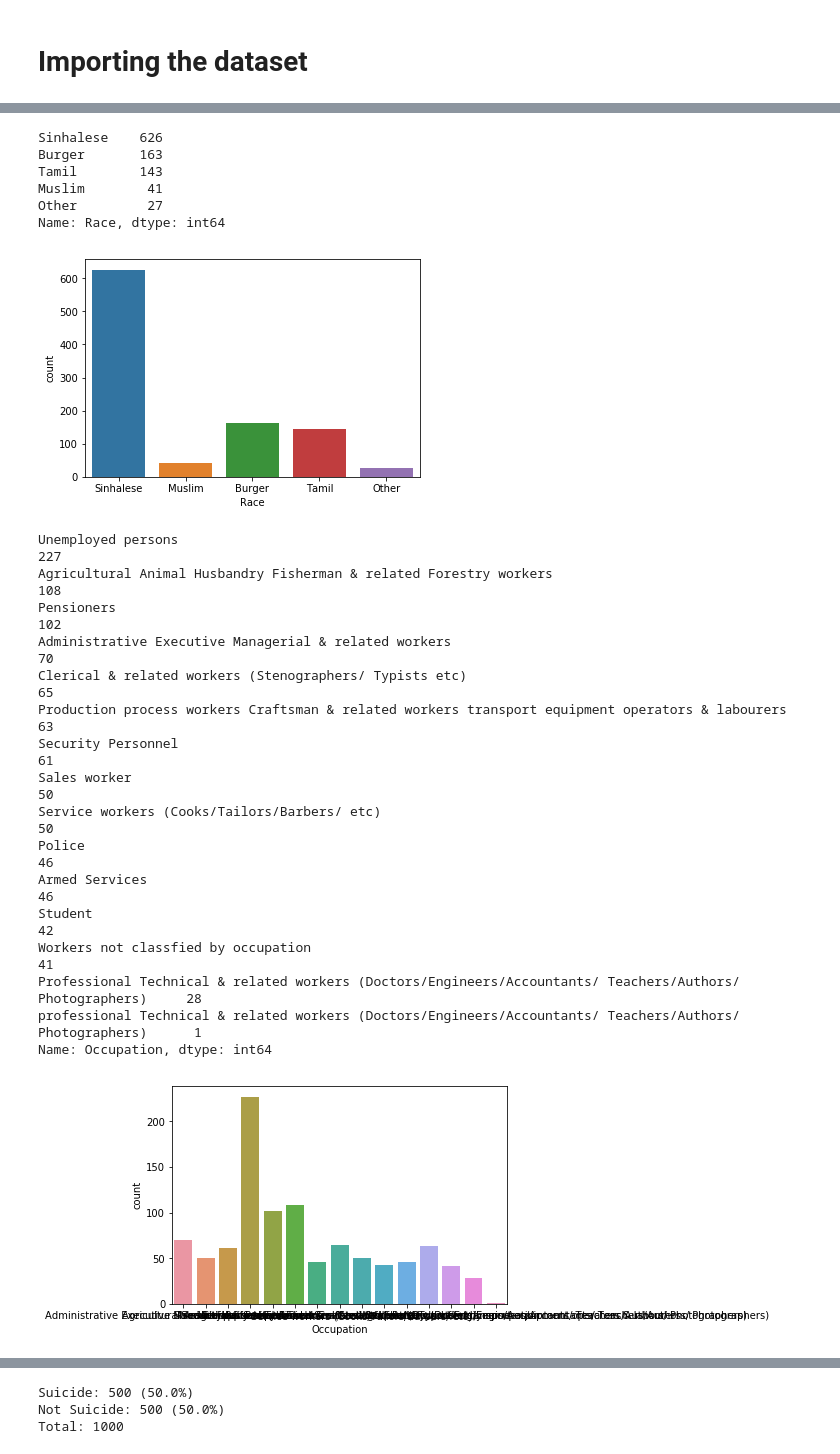
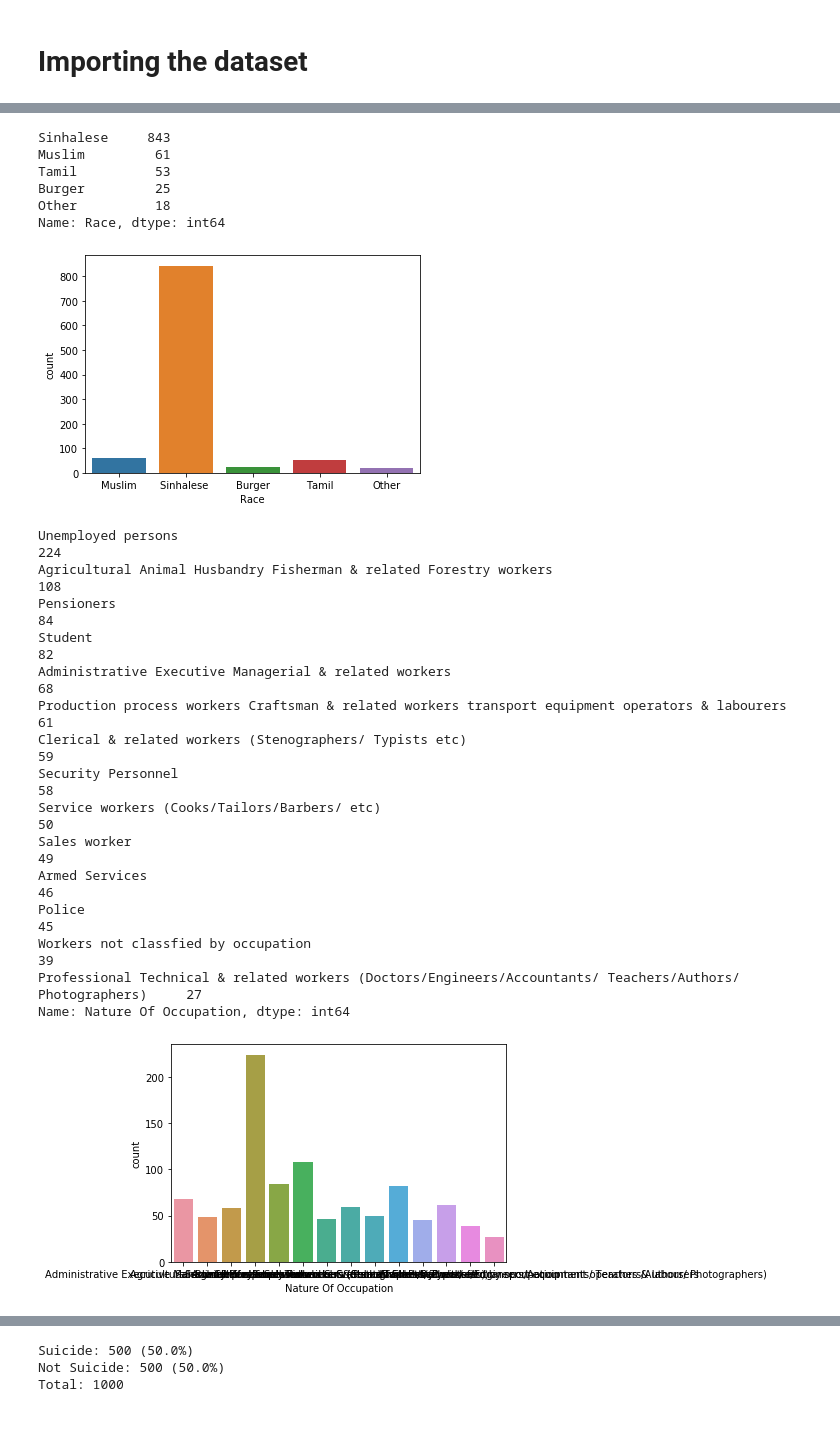
Before and after one commit to dinisurunisal/Suicide-Risk-Prediction-Project, a Jupyter notebook: DecisionTree/Decision Tree Classifier.ipynb, the cells around one changed output, grey strips where cells are left out. Drawn from its saved outputs; the diff is of its cells as text; code cells hidden in the pictures; blank space fills up the shorter version.

```diff
--- a/DecisionTree/Decision Tree Classifier.ipynb
+++ b/DecisionTree/Decision Tree Classifier.ipynb
@@ -44,13 +17,13 @@ from pandas.plotting import scatter_matrix
 # Importing the dataset
 # %%
 #importing the datasets
-train= pd.read_csv('FullDataSet.csv')
+train= pd.read_csv('Test-Data-10.csv')
 
-include = [ 'Age', 'Gender', 'Religon', 'Race', 'Occupation' ,
+include = ['Age', 'Gender', 'Religon', 'Race', 'Nature Of Occupation' ,
            'Civil Status' ,'Education Level' ,'Reason' ,'Lifetime Psychiatric Hospitalizations' ,
            'Past Suicide Attempts' ,'Any suicidal thoughts mentioned' ,'Self-Injurious Behaviour' ,
-           'Psychiatric Disorders' ,'Past Illnesses ' ,'Alcohol/ drug Consumption','Anger',
-           'Sleep Problem', 'Social Iscolation', 'Sad/ Weary' , 'Humilated' , 'Suicide']  # Except the year, all the features are taken
+           'Psychiatric Disorders' ,'Past Illnesses' ,'Alcohol/ drug Consumption','Anger',
+           'Sleep Problem', 'Social Iscolation', 'Sad/ Weary' , 'Humilated', 'Not Suicide(0)/Suicide(1)']  # Except the year, all the features are taken
 train_df = train[include]
 # %%
 #look of the training data
@@ -156,35 +129,34 @@ Name: Religon, dtype: int64
 sns.countplot('Race',data=train_df)
 train_df['Race'].value_counts()
 # %% [output]
-Sinhalese    626
-Burger       163
-Tamil        143
-Muslim        41
-Other         27
+Sinhalese     843
+Muslim         61
+Tamil          53
+Burger         25
+Other          18
 Name: Race, dtype: int64
-[figure, old version]
+[figure, new version]
 # %%
 #count of Occupation
-sns.countplot('Occupation',data=train_df)
-train_df['Occupation'].value_counts()
+sns.countplot('Nature Of Occupation',data=train_df)
+train_df['Nature Of Occupation'].value_counts()
 # %% [output]
-Unemployed persons                                                                                           227
+Unemployed persons                                                                                           224
 Agricultural Animal Husbandry Fisherman & related Forestry workers                                           108
-Pensioners                                                                                                   102
-Administrative Executive Managerial & related workers                                                         70
-Clerical & related workers (Stenographers/ Typists etc)                                                       65
-Production process workers Craftsman & related workers transport equipment operators & labourers              63
-Security Personnel                                                                                            61
-Sales worker                                                                                                  50
+Pensioners                                                                                                    84
+Student                                                                                                       82
+Administrative Executive Managerial & related workers                                                         68
+Production process workers Craftsman & related workers transport equipment operators & labourers              61
+Clerical & related workers (Stenographers/ Typists etc)                                                       59
+Security Personnel                                                                                            58
 Service workers (Cooks/Tailors/Barbers/ etc)                                                                  50
-Police                                                                                                        46
+Sales worker                                                                                                  49
 Armed Services                                                                                                46
-Student                                                                                                       42
-Workers not classfied by occupation                                                                           41
-Professional Technical & related workers (Doctors/Engineers/Accountants/ Teachers/Authors/ Photographers)     28
-professional Technical & related workers (Doctors/Engineers/Accountants/ Teachers/Authors/ Photographers)      1
-Name: Occupation, dtype: int64
+Police                                                                                                        45
+Workers not classfied by occupation                                                                           39
+Professional Technical & related workers (Doctors/Engineers/Accountants/ Teachers/Authors/ Photographers)     27
+Name: Nature Of Occupation, dtype: int64
-[figure, old version]
+[figure, new version]
 # %%
 #count of Civil status
 sns.countplot('Civil Status',data=train_df)
```
Also changed, not shown: parts of 59 cells of this notebook, 37 other files.
